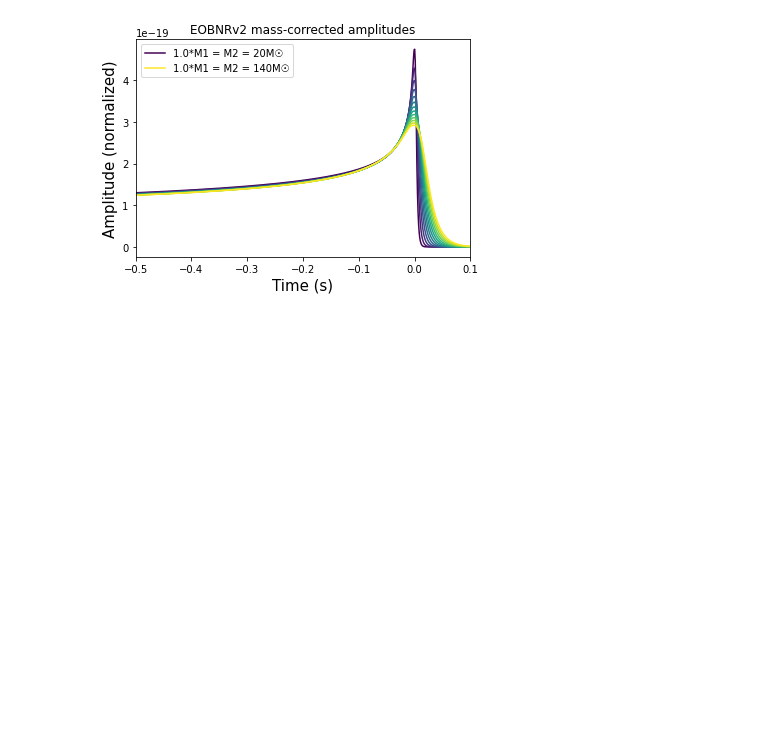
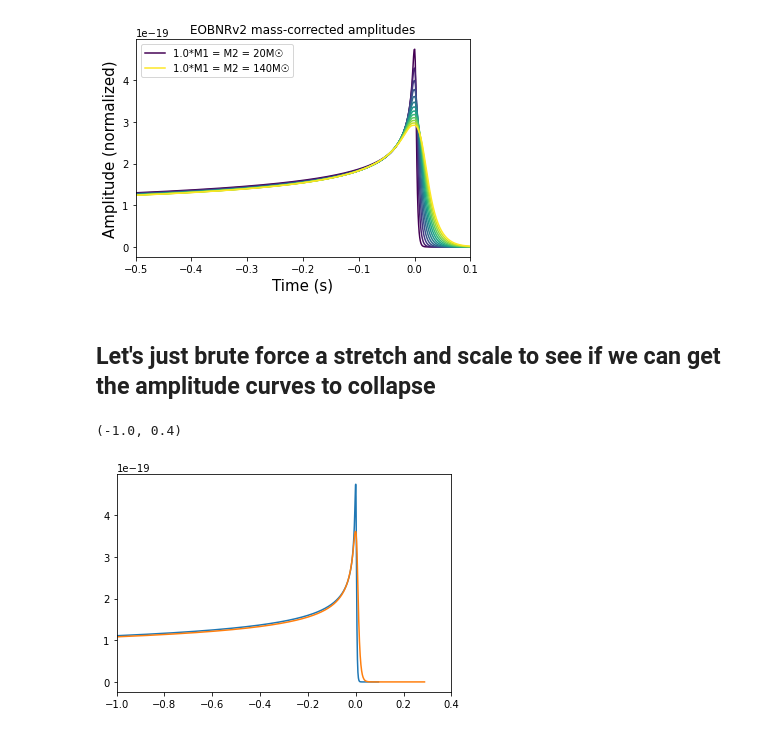
Before and after one commit to ejmichaud/chirps, a Jupyter notebook: sanity-check-v2.ipynb, the cells around one changed output. Cells and saved outputs as stored; diff of their text form; code cells hidden in the pictures; blank space fills up the shorter version.

```diff
--- a/sanity-check-v2.ipynb
+++ b/sanity-check-v2.ipynb
@@ -516,3 +516,15 @@ plt.legend()
 # %% [output]
 <matplotlib.legend.Legend at 0x...>
 [figure]
+# %% [markdown]
+## Let's just brute force a stretch and scale to see if we can get the amplitude curves to collapse
+# %%
+amp1 = amplitudes[0]
+amp2 = amplitudes[4]
+# %%
+plt.plot(amp1.sample_times, amp1)
+plt.plot(amp2.sample_times, amp2)
+plt.xlim(-1, 0.4)
+# %% [output]
+(-1.0, 0.4)
+[figure, added]
```
Also changed, not shown: parts of 10 cells of this notebook, 2 other files.
